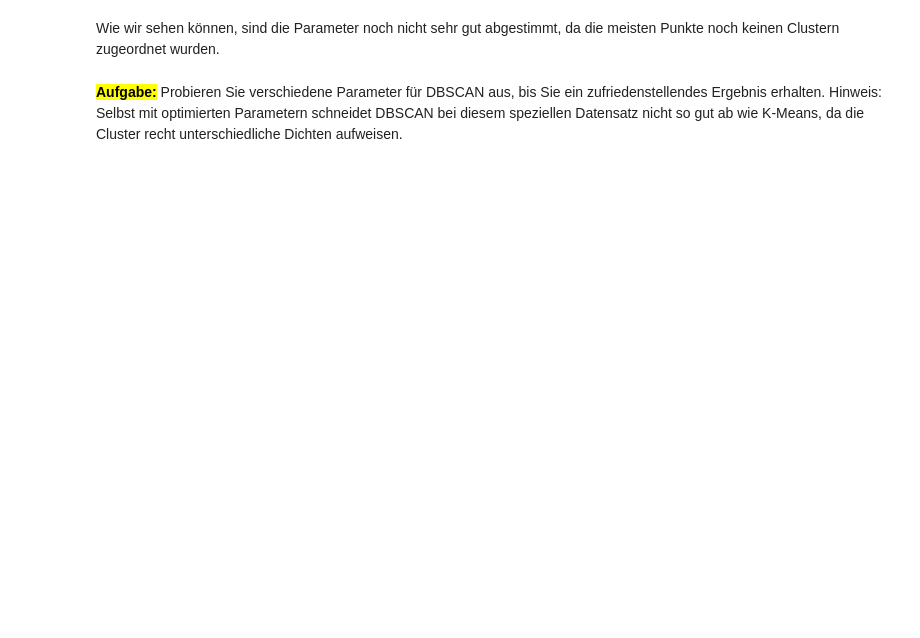
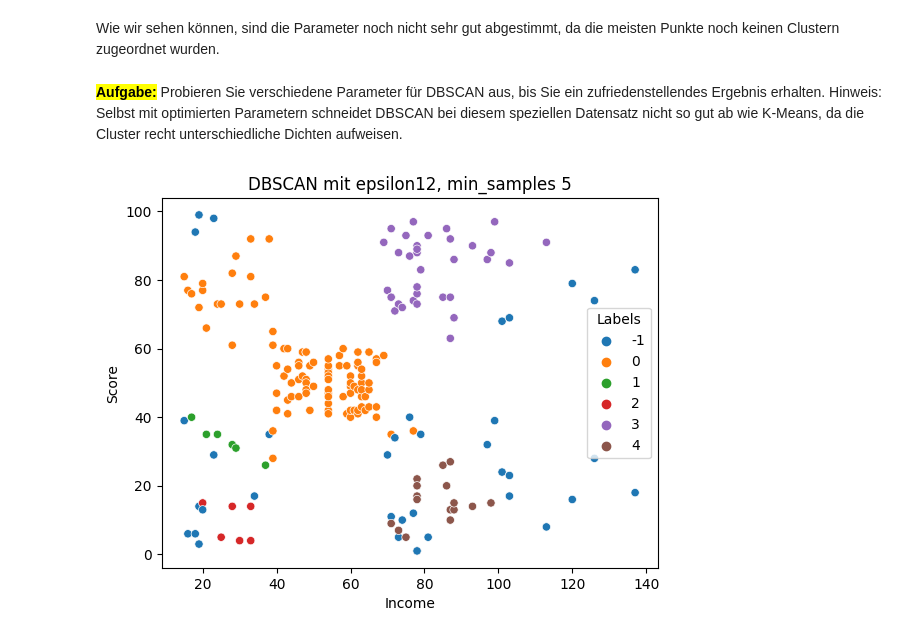
Before and after one commit to romanziske/data-science-course, a Jupyter notebook: unsupervised-learning/Unsupervised_Learning.ipynb, the cells around one changed output. Saved outputs shown, nothing was run; the diff lists cells and outputs as text; code cells hidden in the pictures; blank space fills up the shorter version.

```diff
--- a/unsupervised-learning/Unsupervised_Learning.ipynb
+++ b/unsupervised-learning/Unsupervised_Learning.ipynb
@@ -137,0 +186,13 @@ Wie wir sehen können, sind die Parameter noch nicht sehr gut abgestimmt, da die
+# %%
+# Füge Sie hier Ihren Code ein.
+eps = 12
+min_sample = 5
+db = DBSCAN(eps=eps, min_samples=min_sample).fit(X)
+
+X['Labels'] = db.labels_
+sns.scatterplot(x=X['Income'], y=X['Score'], hue=X['Labels'],
+                palette=sns.color_palette('tab10', np.unique(db.labels_).shape[0]))
+plt.title(f"DBSCAN mit epsilon{eps}, min_samples {min_sample}")
+plt.show()
+# %% [output]
+[figure, added]
```
Also changed, not shown: parts of 16 cells of this notebook.
